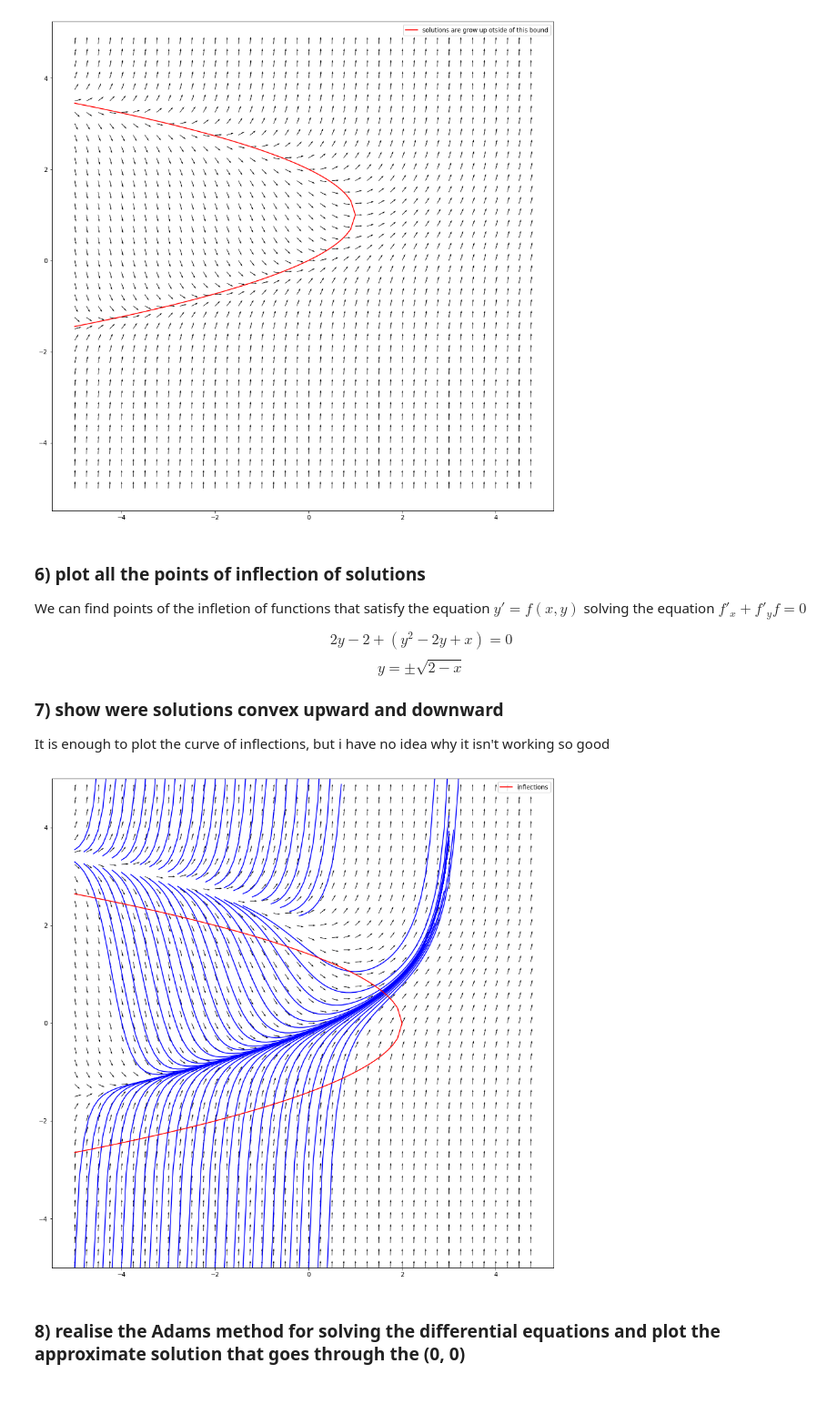
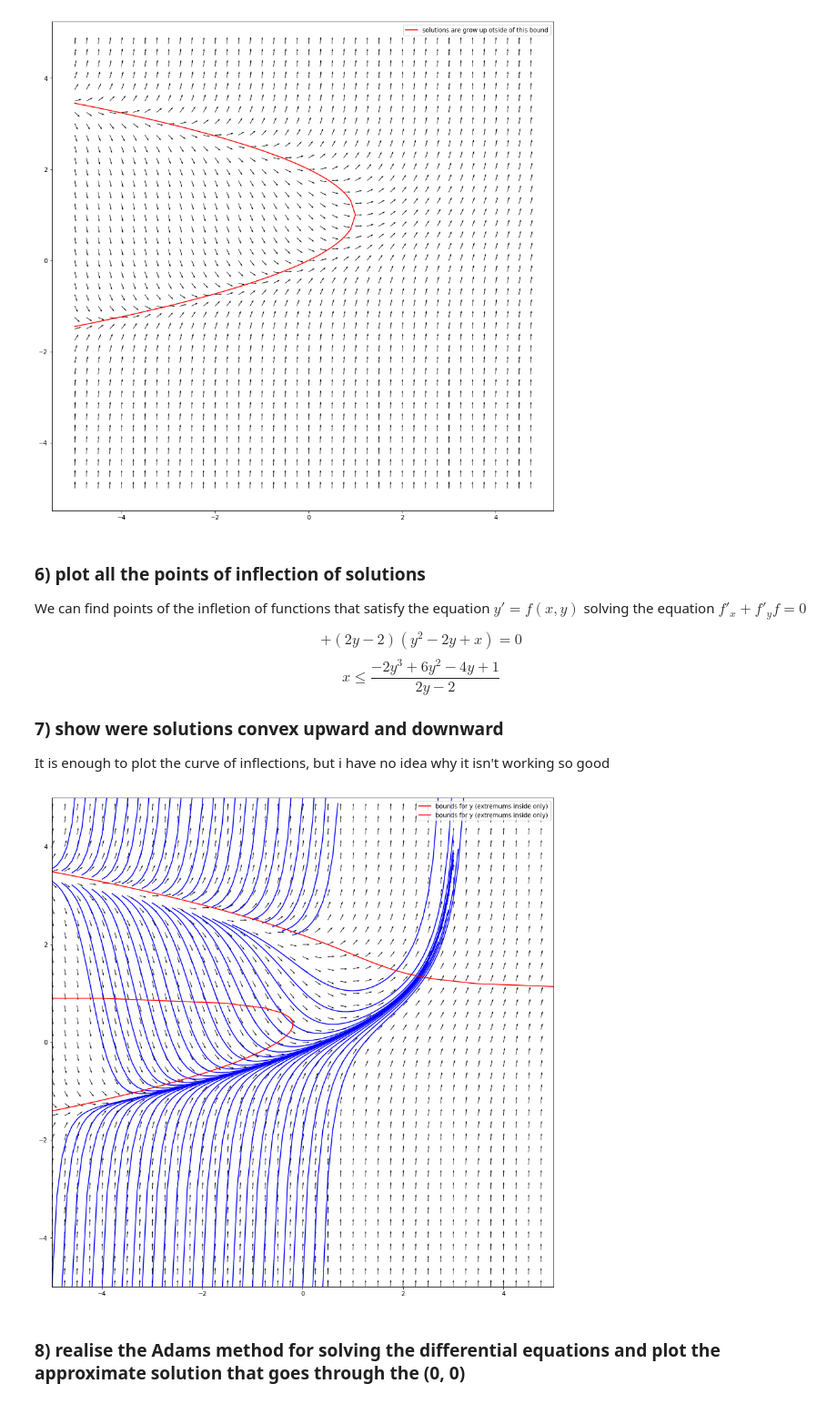
Before and after one commit to davendiy/octave_course2, a Jupyter notebook: lab3/lab3.ipynb, the cells around one changed output. Shown at 91% size. Cells and saved outputs as stored; diff of their text form; code cells hidden in the pictures.

```diff
--- a/lab3/lab3.ipynb
+++ b/lab3/lab3.ipynb
@@ -176,4 +176,8 @@ $$y = 1\pm \sqrt{1 - x}, \quad  y^2\le 2 - x, \quad (1)$$
 # %%
+def bound(y):
+    return (-2*y**3 + 6*y**2 - 4*y + 1) / (2*y - 2)
+
+
 array = np.arange(-5, 5, 0.25)
 
 # ------------------------------ plotting the directions field -----------------------------
@@ -184,6 +188,7 @@ VV = np.sin(np.arctan(task_f(XX, YY)))   # respectively in order to get vectors
 fig = plt.figure(figsize=(15, 15))
 
 plt.ylim(-5, 5)   # set the border of cartesian plane
+plt.xlim(-5, 5)
 plt.quiver(XX, YY, UU, VV, width=0.001)
 
 # -------------------------- plotting solutions between special points -----------------------------
@@ -219,13 +224,17 @@ for x0 in arr1:
 
 # ------------------------------ plotting the curves of extremums --------------------------------------
 x = np.arange(-5, 2, 0.1)
+
 plt.plot(x, 1 + np.sqrt(1 - x), color='black', label='extremums')
 plt.plot(x, 1 - np.sqrt(1 - x), color='black')
 
 # ------------------------------ plotting the bounds from (1) ------------------------------------------
-x = np.arange(-5, 2.5, 0.1)
-plt.plot(x, np.sqrt(2 - x), color='red', label='bounds for y (extremums inside only)')
-plt.plot(x, -np.sqrt(2 - x), color='red')
+y = np.arange(-5, 1.01, 0.1)
+plt.plot(bound(y), y, color='red', label='bounds for y (extremums inside only)')
+
+y = np.arange(1.1, 5, 0.1)
+plt.plot(bound(y), y, color='red')
+
 plt.legend(loc=4)
 plt.show()
 # %% [output]
@@ -304,8 +313,8 @@ plt.show()
 We can find points of the infletion of functions that satisfy the equation $y' = f(x, y)$ solving the equation
 $f'_{x} + f'_{y}f = 0$
 
-$$2y - 2 + (y^2 - 2y + x) = 0$$
-$$y = \pm \sqrt{2 - x}$$
+$$ + (2y - 2)(y^2 - 2y + x) = 0$$
+$$x \le \frac{-2y^3 + 6y^2 - 4y + 1}{2y - 2}$$
 ### 7) show were solutions convex upward and downward
 
 It is enough to plot the curve of inflections, but i have no idea why it isn't working so good
@@ -319,6 +328,7 @@ VV = np.sin(np.arctan(task_f(XX, YY)))
 fig = plt.figure(figsize=(15, 15))
 
 plt.ylim(-5, 5)
+plt.xlim(-5, 5)
 plt.quiver(XX, YY, UU, VV, width=0.001)
 
 # -------------------------- plotting solutions between special points -----------------------------
@@ -330,37 +340,40 @@ arr2 = 0.85 + np.sqrt(1-arr1)   # thus the initial states must be a little bit l
 for (x0, y0) in zip(arr1, arr2):
     x = np.arange(x0, 3.1, 0.1)    # parameters have been chosen by trial and error method
     plt.plot(x, odeint(task_f2, y0, x), color='b')
 
 # -------------------------- plotting solutions above special points -----------------------------
 arr1 = np.arange(-5, 0, 0.2)
 
 # in the same way the initial states must be a little bit greater than parabola
 arr2 = 1.1 + np.sqrt(1-arr1)
 for (x0, y0) in zip(arr1, arr2):
 #     print(x0)
     if x0 < -3:
         x = np.arange(x0, x0 + 0.8, 0.1)   # also by the trial and error method
     else:
         x = np.arange(x0, x0 + 1, 0.1)
     plt.plot(x, odeint(task_f2, y0, x), color='b')
 
 
 # ------------------------- plotting solutions below the special points --------------------------------
 arr1 = np.arange(-5, 0.6, 0.2)
 # print(arr1)
 for x0 in arr1:
     x = np.arange(x0, x0 + 3, 0.1)
     plt.plot(x, odeint(task_f2, -5, x), color='b')
 
 
 # -------------------------------- plotting the points of inflections ----------------------------------
-array = np.arange(-5, 2.5, 0.1)
-plt.plot(array, np.sqrt(2 - array), color='r', label='inflections')
-plt.plot(array, -np.sqrt(2 - array), color='r')
+y = np.arange(-5, 1.01, 0.1)
+plt.plot(bound(y), y, color='red', label='bounds for y (extremums inside only)')
+
+y = np.arange(1.1, 5, 0.1)
+plt.plot(bound(y), y, color='red', label='bounds for y (extremums inside only)')
+
 plt.legend(loc=1)
 plt.show()
 # %% [output]
-[figure, old version]
+[figure, new version]
 # %% [markdown]
 ### 8) realise the Adams method for solving the differential equations and plot the approximate solution that goes through the (0, 0)
 # %%
```
Also changed, not shown: parts of 2 cells of this notebook.
